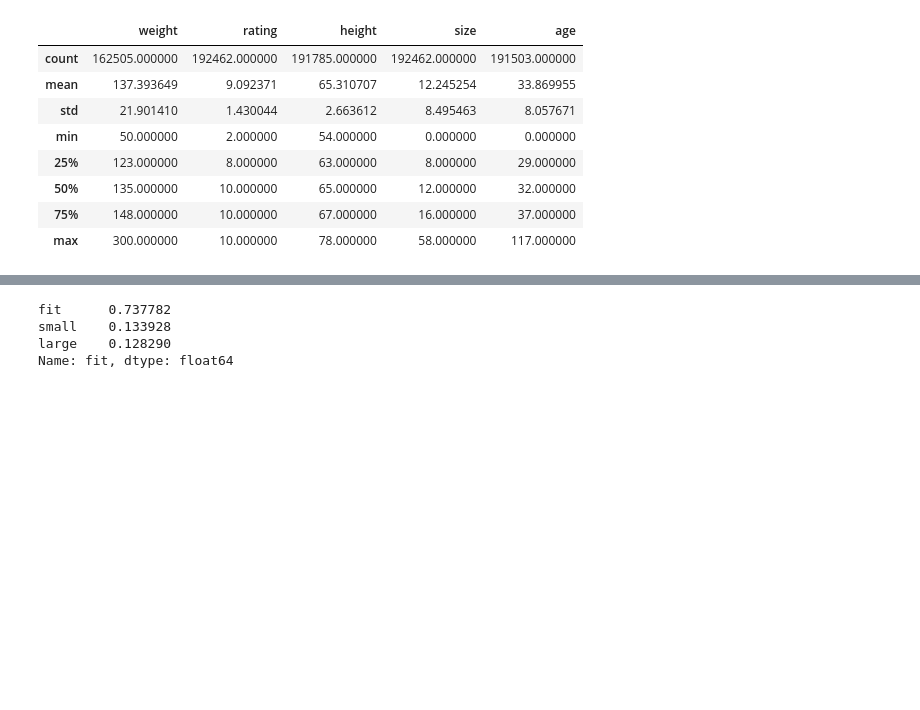
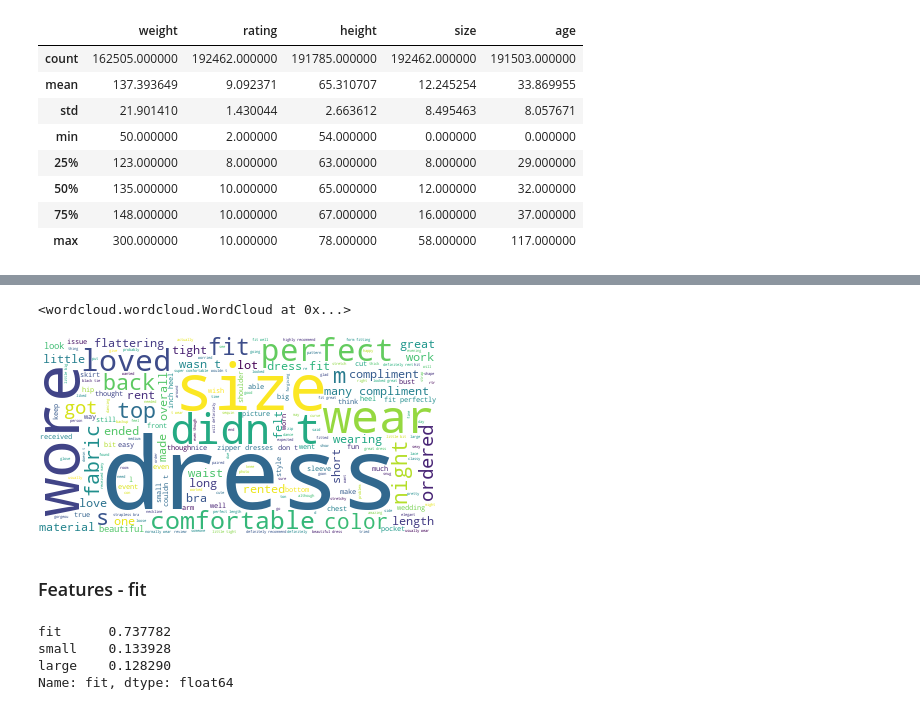
Before and after one commit to tharvipop/predictive-clothing-fit, a Jupyter notebook: eda.ipynb, the cells around one changed output, grey strips where cells are left out. Cells and saved outputs as stored; diff of their text form; code cells hidden in the pictures; blank space fills up the shorter version.

Commit message:
wordcloud

```diff
--- a/eda.ipynb
+++ b/eda.ipynb
@@ -101,0 +153,11 @@ df.describe()
+# %%
+def cleaning(df1):
+    lowered=df1.lower() # lowering the sentences
+    removed=re.sub(r'[^a-z]',' ',lowered)  # replacing the non alphabets with space
+    splitted=removed.split(' ')   # splitting the sentences by spaces to lemmatize
+    df1= [WordNetLemmatizer().lemmatize(word) for word in splitted if word not in stopwords.words('english')]  # lemmatizing and removing stopwords
+    df1=' '.join(df1) # joining back the words of list
+    return(removed)
+# %%
+df['review_text'] = df['review_text'].apply(cleaning)
+df.head()
@@ -102,3 +171,17 @@ df.describe()
+# %%
+corpus=' '.join(df['review_text'])
+# %%
+word_cloud=WordCloud(background_color="white").generate(corpus)
+word_cloud
+# %% [output]
+<wordcloud.wordcloud.WordCloud at 0x...>
+# %%
+img = word_cloud.to_image()
+img
+# %% [output]
+[figure, added]
+# %% [markdown]
+### Features - fit
 # %%
 df['fit'].value_counts(normalize=True)
 # trying to see if
```
Also changed, not shown: parts of 12 cells of this notebook.
